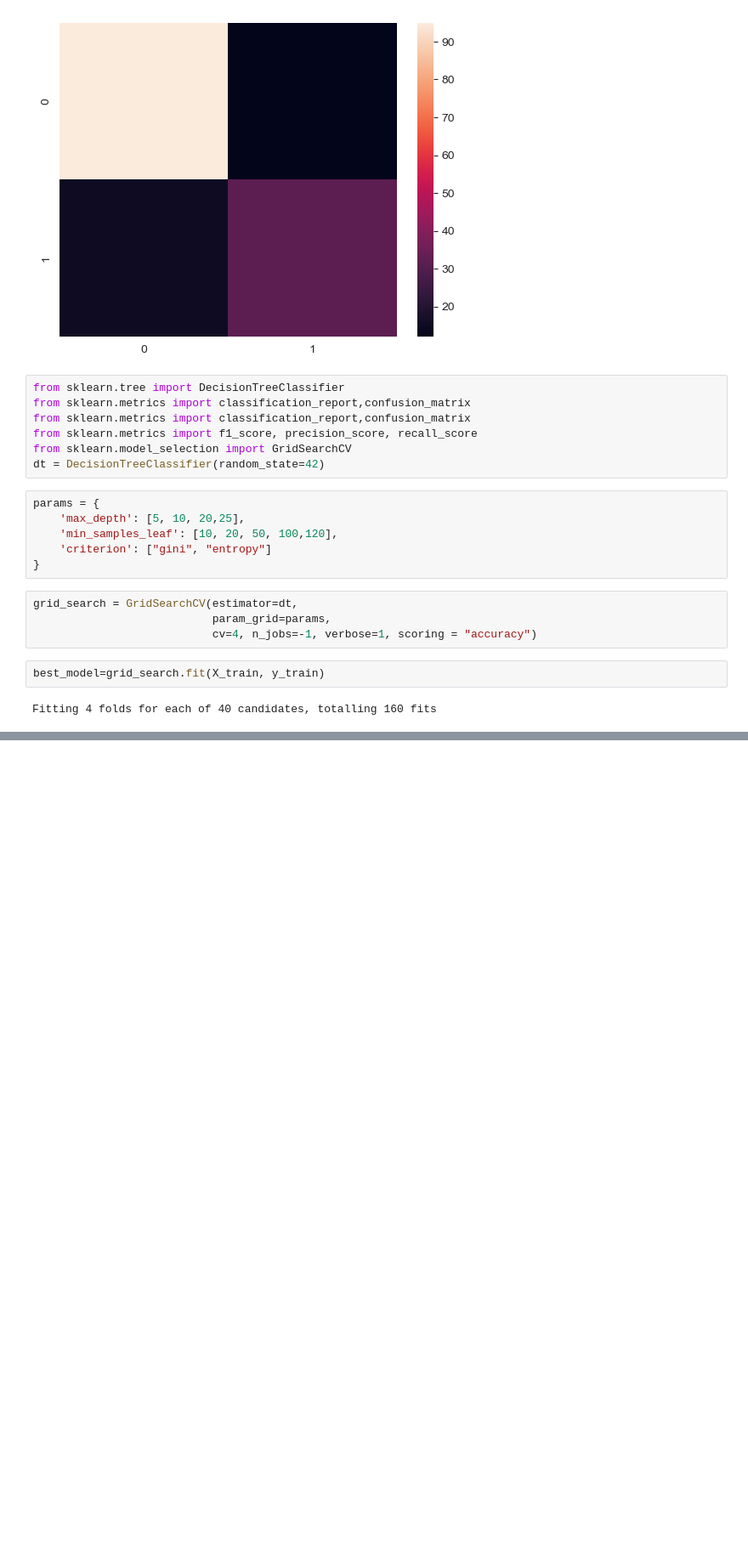
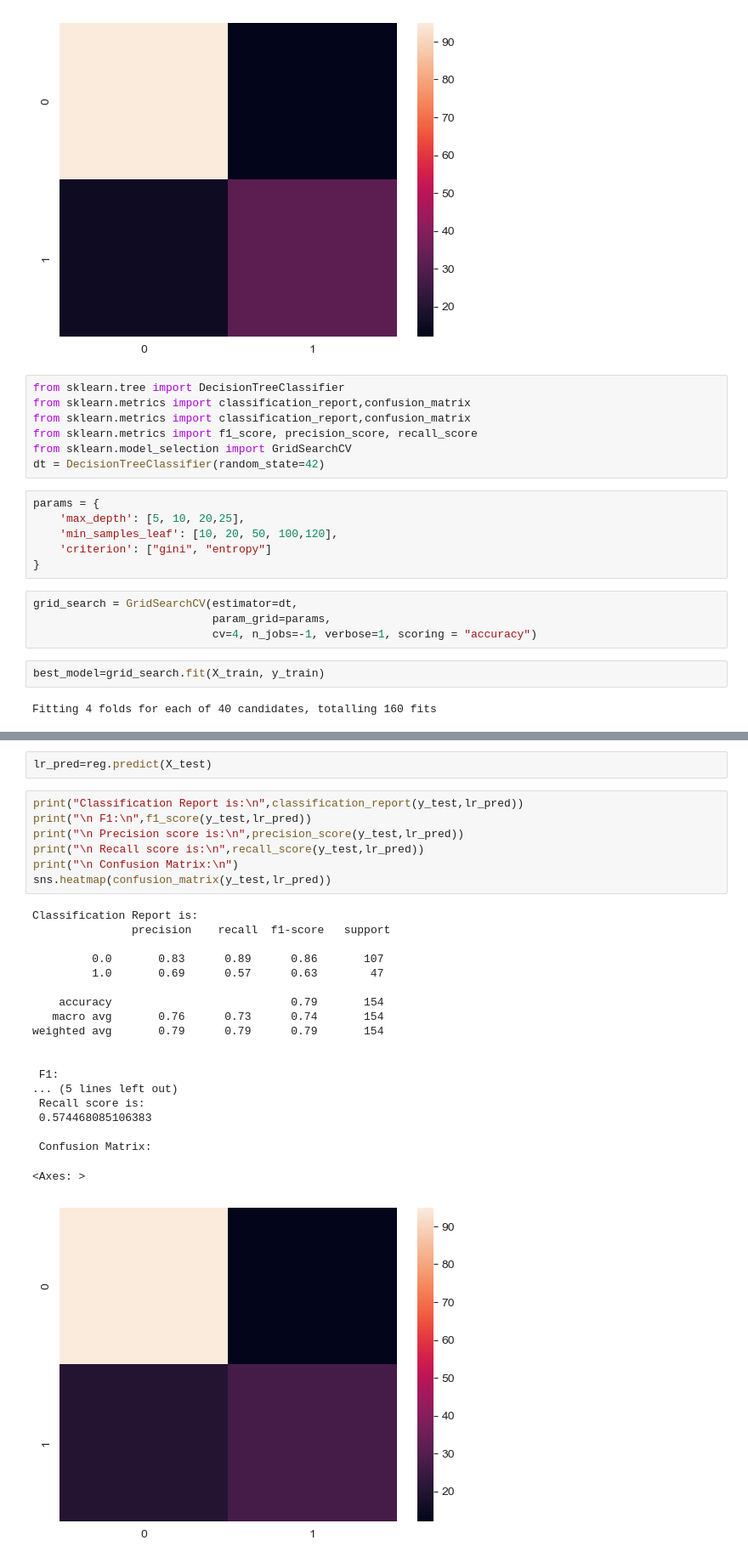
Before and after one commit to keithmmc/dataprojects, a Jupyter notebook: diabetes.ipynb, the cells around one changed output, grey strips where cells are left out. Shown at 85% size. Cells and saved outputs as stored; diff of their text form; blank space fills up the shorter version.

```diff
--- a/diabetes.ipynb
+++ b/diabetes.ipynb
@@ -403,0 +442,29 @@ Fitting 4 folds for each of 40 candidates, totalling 160 fits
+# %%
+lr_pred=reg.predict(X_test)
+# %%
+print("Classification Report is:\n",classification_report(y_test,lr_pred))
+print("\n F1:\n",f1_score(y_test,lr_pred))
+print("\n Precision score is:\n",precision_score(y_test,lr_pred))
+print("\n Recall score is:\n",recall_score(y_test,lr_pred))
+print("\n Confusion Matrix:\n")
+sns.heatmap(confusion_matrix(y_test,lr_pred))
+# %% [output]
+Classification Report is:
+               precision    recall  f1-score   support
+
+         0.0       0.83      0.89      0.86       107
+         1.0       0.69      0.57      0.63        47
+
+    accuracy                           0.79       154
+   macro avg       0.76      0.73      0.74       154
+weighted avg       0.79      0.79      0.79       154
+
+
+ F1:
+... (5 lines left out)
+ Recall score is:
+ 0.574468085106383
+
+ Confusion Matrix:
+<Axes: >
+[figure, added]
```
Also changed, not shown: parts of 4 cells of this notebook.
